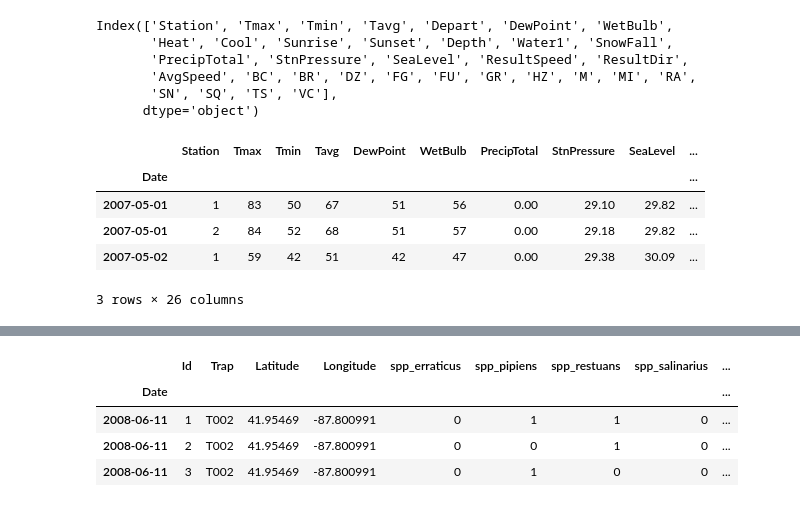
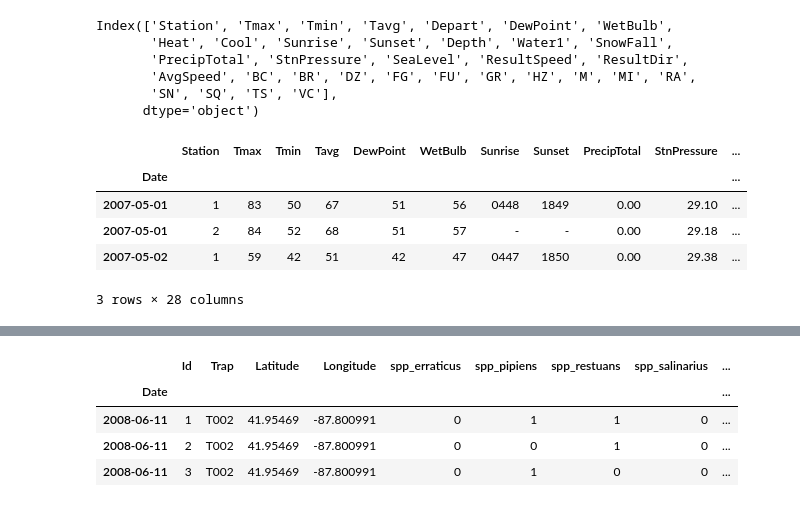
Before and after one commit to lydra4/Projects, a Jupyter notebook: West Nile Virus Prediction/Project_4_group_MLdata.ipynb, the cells around one changed output, grey strips where cells are left out. Drawn from its saved outputs; the diff is of its cells as text; code cells hidden in the pictures.

```diff
--- a/West Nile Virus Prediction/Project_4_group_MLdata.ipynb
+++ b/West Nile Virus Prediction/Project_4_group_MLdata.ipynb
@@ -565,17 +565,17 @@ Index(['Station', 'Tmax', 'Tmin', 'Tavg', 'Depart', 'DewPoint', 'WetBulb',
       dtype='object')
 # %%
 # choose what features to retain in weather data for merging
-w_formerge = w_df1.drop(columns=['Depart','Heat','Cool','Sunrise','Sunset',
+w_formerge = w_df1.drop(columns=['Depart','Heat','Cool',
                                 'Depth','Water1','SnowFall'])
 # dropping depart, heat, cool since have collinearity with temperature features
 # dropping sunrise sunset since unlikely to be related to west nile virus, also a calculated feature, not true measure
 # dropping Depth, Water1 and SnowFall since station 2 is missing that data
 # also wish to minimise noise in data
 display(w_formerge.head(3))
 # %% [output]
-|  | Station | Tmax | Tmin | Tavg | DewPoint | WetBulb | PrecipTotal | StnPressure | SeaLevel | ... |
-| Date |  |  |  |  |  |  |  |  |  | ... |
-| 2007-05-01 | 1 | 83 | 50 | 67 | 51 | 56 | 0.00 | 29.10 | 29.82 | ... |
-| 2007-05-01 | 2 | 84 | 52 | 68 | 51 | 57 | 0.00 | 29.18 | 29.82 | ... |
-| 2007-05-02 | 1 | 59 | 42 | 51 | 42 | 47 | 0.00 | 29.38 | 30.09 | ... |
+|  | Station | Tmax | Tmin | Tavg | DewPoint | WetBulb | Sunrise | Sunset | PrecipTotal | StnPressure | ... |
+| Date |  |  |  |  |  |  |  |  |  |  | ... |
+| 2007-05-01 | 1 | 83 | 50 | 67 | 51 | 56 | 0448 | 1849 | 0.00 | 29.10 | ... |
+| 2007-05-01 | 2 | 84 | 52 | 68 | 51 | 57 | - | - | 0.00 | 29.18 | ... |
+| 2007-05-02 | 1 | 59 | 42 | 51 | 42 | 47 | 0447 | 1850 | 0.00 | 29.38 | ... |
-3 rows × 26 columns
+3 rows × 28 columns
```
Also changed, not shown: parts of 37 cells of this notebook, 5 other files.
